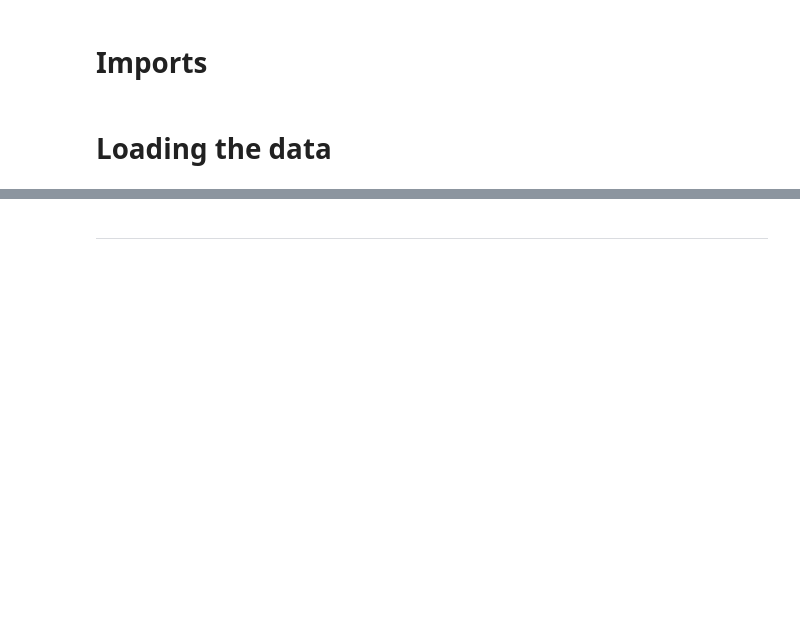
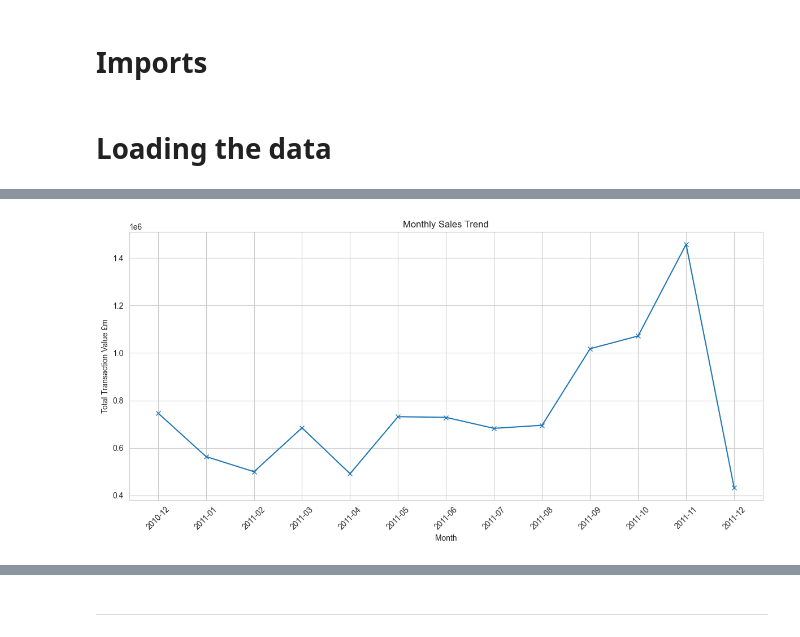
Before and after one commit to mobess12/Online-Retail-Analysis, a Jupyter notebook: jupyter_notebooks/Data_Visualisation.ipynb, the cells around one changed output, grey strips where cells are left out. Drawn from its saved outputs; the diff is of its cells as text; code cells hidden in the pictures; blank space fills up the shorter version.

Commit message:
monthly trend analysis chart and commentary

```diff
--- a/jupyter_notebooks/Data_Visualisation.ipynb
+++ b/jupyter_notebooks/Data_Visualisation.ipynb
@@ -64,0 +78,4 @@ Section 1 content
+# %%
+df_monthlytrend = df.copy()
+
+df_monthlytrend
@@ -64,0 +96,17 @@ Section 1 content
+# %%
+df_monthlytrend['InvoiceDate'] = pd.to_datetime(df_monthlytrend['InvoiceDate']) #convert into datetime format
+
+df_monthlytrend['Month'] = df_monthlytrend['InvoiceDate'].dt.to_period('M').astype(str) #converting the format to just year and month
+
+monthly_sales = df_monthlytrend.groupby('Month')['Total_Transaction_Value'].sum().reset_index() #grouping month with total transaction value per month
+
+plt.figure(figsize=(12, 6)) #size
+plt.plot(monthly_sales['Month'], monthly_sales['Total_Transaction_Value'], marker='x') #plot line graph with the marker of x at each month point
+plt.title('Monthly Sales Trend') #title
+plt.xlabel('Month') #label
+plt.ylabel('Total Transaction Value £m') #label
+plt.xticks(rotation=45) #rotate label
+plt.tight_layout()
+plt.show()
+# %% [output]
+[figure, added]
```
Also changed, not shown: parts of 11 cells of this notebook.
